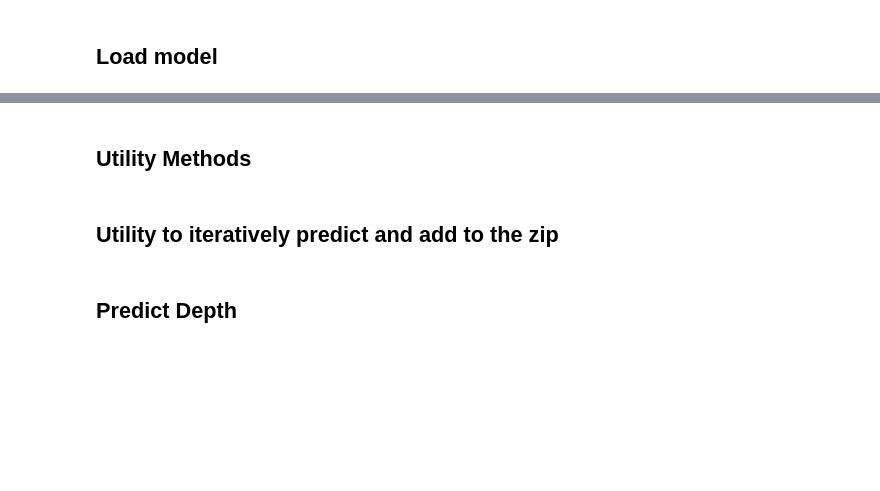
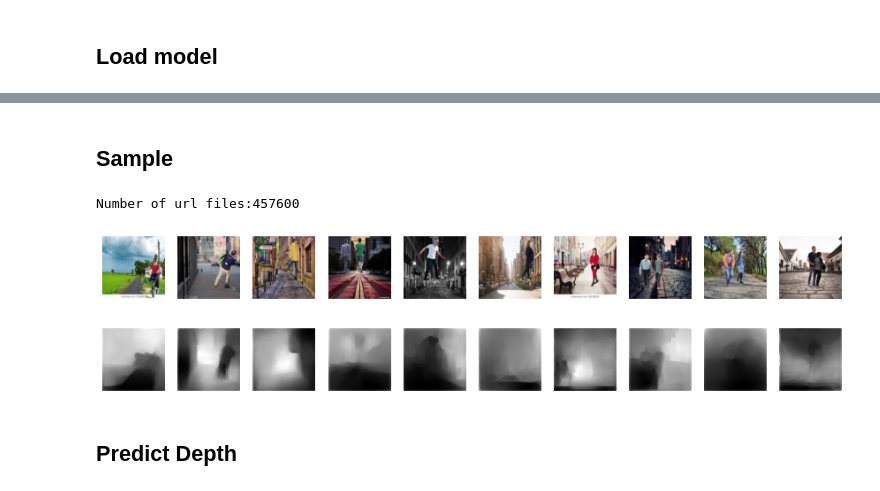
Before and after one commit to raguram/eva, a Jupyter notebook: S15/DenseDepth.ipynb, the cells around one changed output, grey strips where cells are left out. Cells and saved outputs as stored; diff of their text form; code cells hidden in the pictures; blank space fills up the shorter version.

Commit message:
Dense depth

```diff
--- a/S15/DenseDepth.ipynb
+++ b/S15/DenseDepth.ipynb
@@ -94,7 +180,7 @@ Using TensorFlow backend.
 # %% [markdown]
 ## Setup Arguments
 # %%
-model_path = "/content/DenseDepth/nyu.h5"
+model_path = "/content/nyu.h5"
 # %% [markdown]
 ## Load model
 # %%
@@ -123,2 +208,0 @@ Model loaded (/content/DenseDepth/nyu.h5).
-# %% [markdown]
-## Utility Methods
@@ -159,2 +208,0 @@ def persistImagesToZip(images, fileNames, folder, zipFile, extn="jpg"):
-# %% [markdown]
-## Utility to iteratively predict and add to the zip
@@ -194,2 +209,23 @@ def iterative_predict(folder, output_folder, batchSize=1000, startIdx=0, numberO
+# %% [markdown]
+## Sample
+# %%
+from utils import load_images
+from os import listdir
+from os.path import join
+from DepthPredictor import DepthPredictor
+import ImageUtils
+
+files = [join("/content/input/fg_bg", f) for f in listdir("/content/input/fg_bg")]
+print(f"Number of url files:{len(files)}")
+images = load_images(files[20:30])
+
+predictor = DepthPredictor(model)
+depth_images = predictor.predict(images)
+ImageUtils.show_images(images)
+ImageUtils.show_images(depth_images, cols=10)
+# %% [output]
+Number of url files:457600
+[figure, added]
+[figure, added]
 # %% [markdown]
 ## Predict Depth
```
Also changed, not shown: parts of 19 cells of this notebook.
